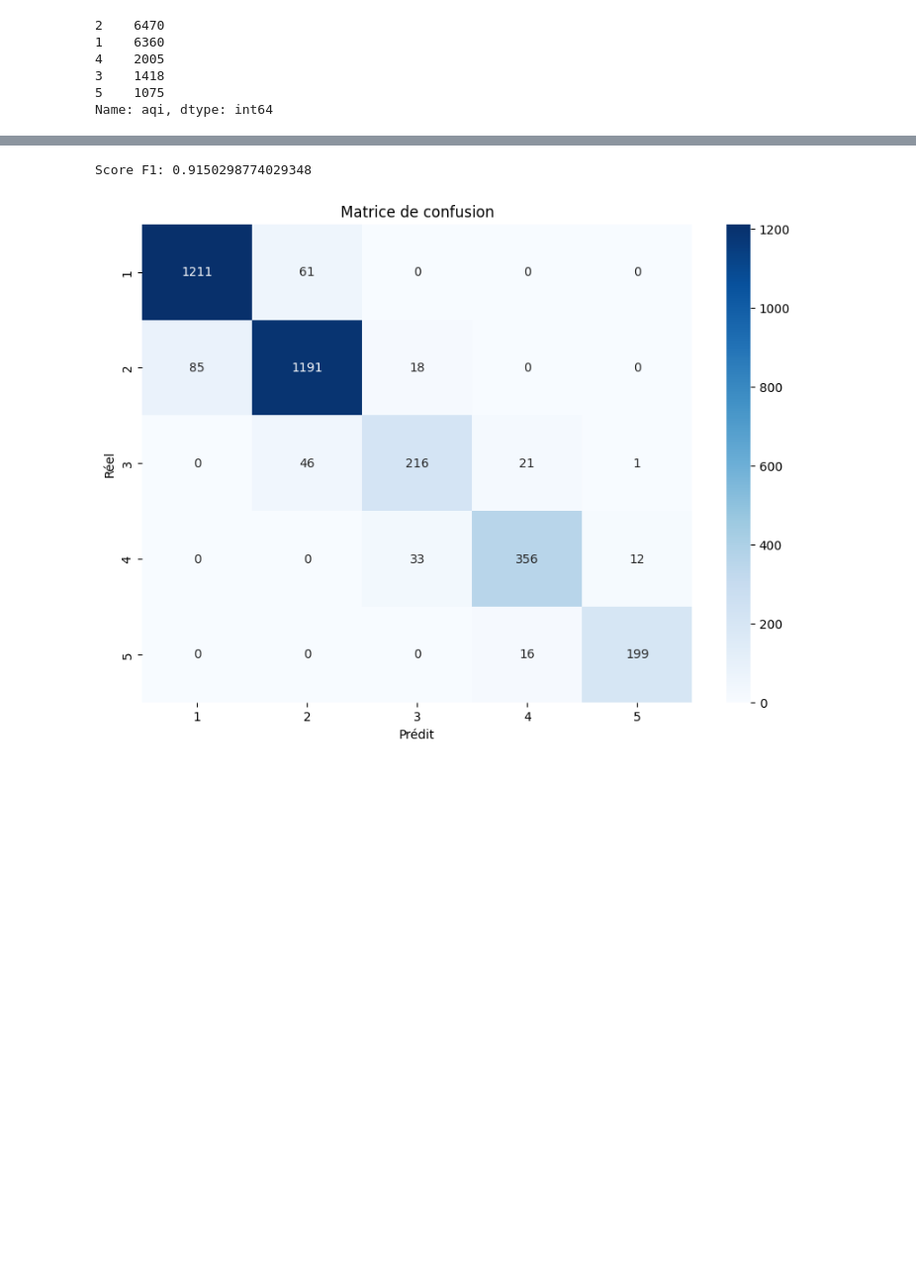
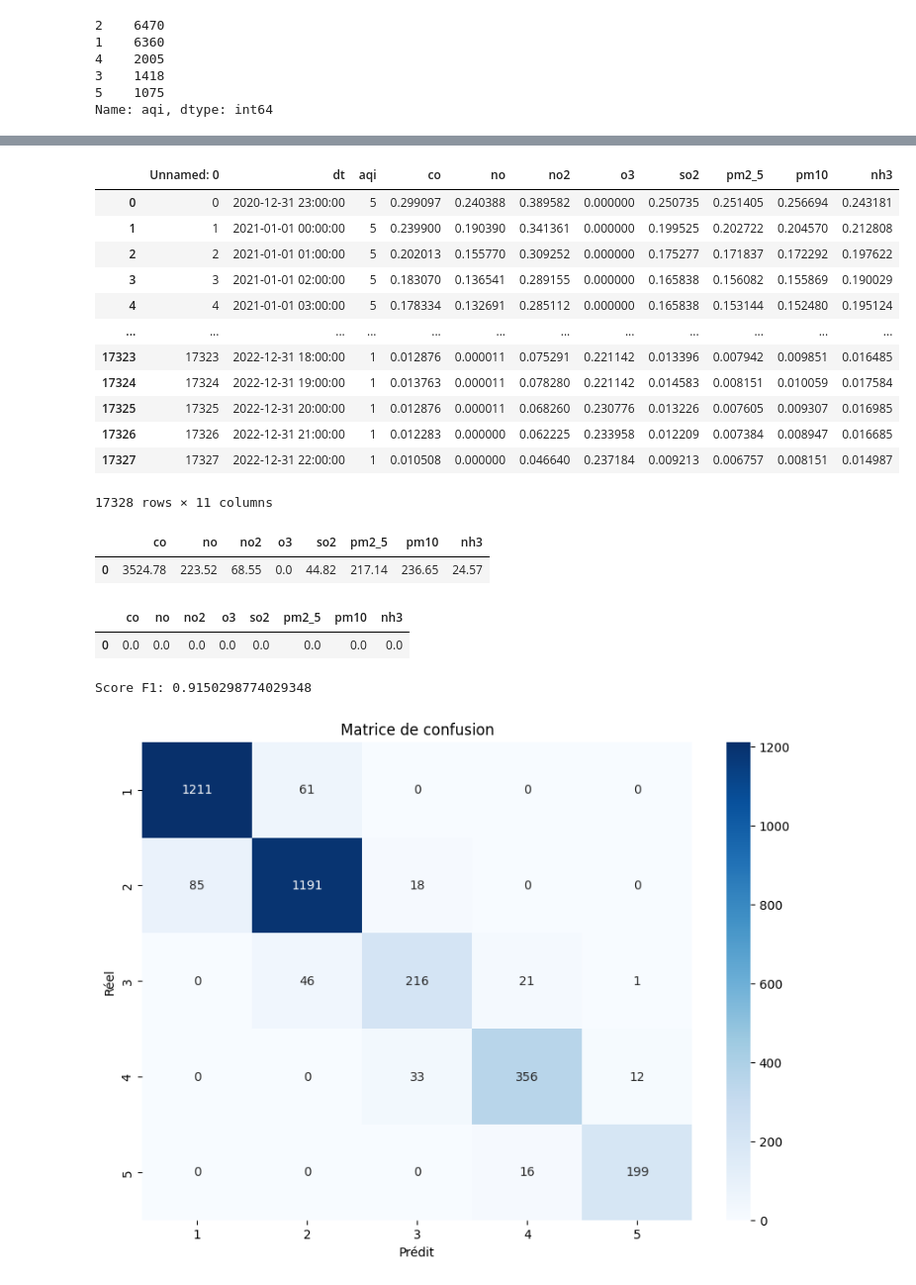
Before and after one commit to Luzartug/ML_pipeline, a Jupyter notebook: notebooks/Untitled0.ipynb, the cells around one changed output, grey strips where cells are left out. Shown at 99% size. Saved outputs shown, nothing was run; the diff lists cells and outputs as text; code cells hidden in the pictures; blank space fills up the shorter version.

```diff
--- a/notebooks/Untitled0.ipynb
+++ b/notebooks/Untitled0.ipynb
@@ -187,0 +200,3 @@ plt.show()
+# %%
+df_history=pd.read_csv('data.csv', index_col=0)
+df_history
@@ -187,0 +217,17 @@ plt.show()
+# %%
+df_history_preprocessed = preprocess_data(df_history)
+df_history_preprocessed
+# %% [output]
+|  | Unnamed: 0 | dt | aqi | co | no | no2 | o3 | so2 | pm2_5 | pm10 | nh3 |
+| 0 | 0 | 2020-12-31 23:00:00 | 5 | 0.299097 | 0.240388 | 0.389582 | 0.000000 | 0.250735 | 0.251405 | 0.256694 | 0.243181 |
+| 1 | 1 | 2021-01-01 00:00:00 | 5 | 0.239900 | 0.190390 | 0.341361 | 0.000000 | 0.199525 | 0.202722 | 0.204570 | 0.212808 |
+| 2 | 2 | 2021-01-01 01:00:00 | 5 | 0.202013 | 0.155770 | 0.309252 | 0.000000 | 0.175277 | 0.171837 | 0.172292 | 0.197622 |
+| 3 | 3 | 2021-01-01 02:00:00 | 5 | 0.183070 | 0.136541 | 0.289155 | 0.000000 | 0.165838 | 0.156082 | 0.155869 | 0.190029 |
+| 4 | 4 | 2021-01-01 03:00:00 | 5 | 0.178334 | 0.132691 | 0.285112 | 0.000000 | 0.165838 | 0.153144 | 0.152480 | 0.195124 |
+| ... | ... | ... | ... | ... | ... | ... | ... | ... | ... | ... | ... |
+| 17323 | 17323 | 2022-12-31 18:00:00 | 1 | 0.012876 | 0.000011 | 0.075291 | 0.221142 | 0.013396 | 0.007942 | 0.009851 | 0.016485 |
+| 17324 | 17324 | 2022-12-31 19:00:00 | 1 | 0.013763 | 0.000011 | 0.078280 | 0.221142 | 0.014583 | 0.008151 | 0.010059 | 0.017584 |
+| 17325 | 17325 | 2022-12-31 20:00:00 | 1 | 0.012876 | 0.000011 | 0.068260 | 0.230776 | 0.013226 | 0.007605 | 0.009307 | 0.016985 |
+| 17326 | 17326 | 2022-12-31 21:00:00 | 1 | 0.012283 | 0.000000 | 0.062225 | 0.233958 | 0.012209 | 0.007384 | 0.008947 | 0.016685 |
+| 17327 | 17327 | 2022-12-31 22:00:00 | 1 | 0.010508 | 0.000000 | 0.046640 | 0.237184 | 0.009213 | 0.006757 | 0.008151 | 0.014987 |
+17328 rows × 11 columns
@@ -188,3 +243,26 @@ plt.show()
+# %%
+data={
+        "co": [3524.78],
+        "no": [223.52],
+        "no2": [68.55],
+        "o3": [0.00],
+        "so2": [44.82],
+        "pm2_5": [217.14],
+        "pm10": [236.65],
+        "nh3": [24.57]
+}
+
+df_feature=pd.DataFrame(data)
+df_feature
+# %% [output]
+|  | co | no | no2 | o3 | so2 | pm2_5 | pm10 | nh3 |
+| 0 | 3524.78 | 223.52 | 68.55 | 0.0 | 44.82 | 217.14 | 236.65 | 24.57 |
+# %%
+df=preprocess_data(df_feature)
+df
+# %% [output]
+|  | co | no | no2 | o3 | so2 | pm2_5 | pm10 | nh3 |
+| 0 | 0.0 | 0.0 | 0.0 | 0.0 | 0.0 | 0.0 | 0.0 | 0.0 |
 # %%
 from sklearn.model_selection import train_test_split
 from sklearn.svm import SVC
```
Also changed, not shown: parts of 8 cells of this notebook, 10 other files.
